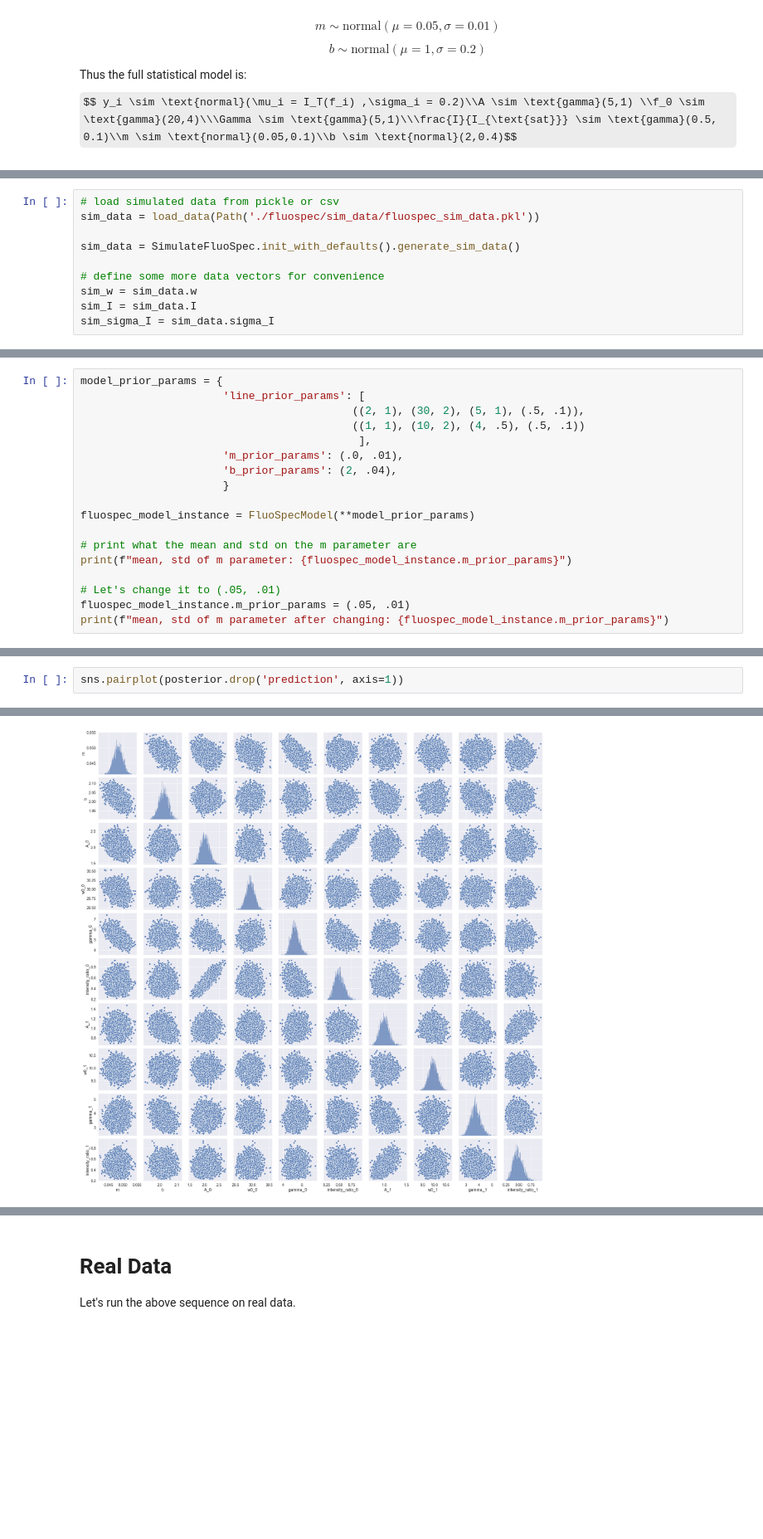
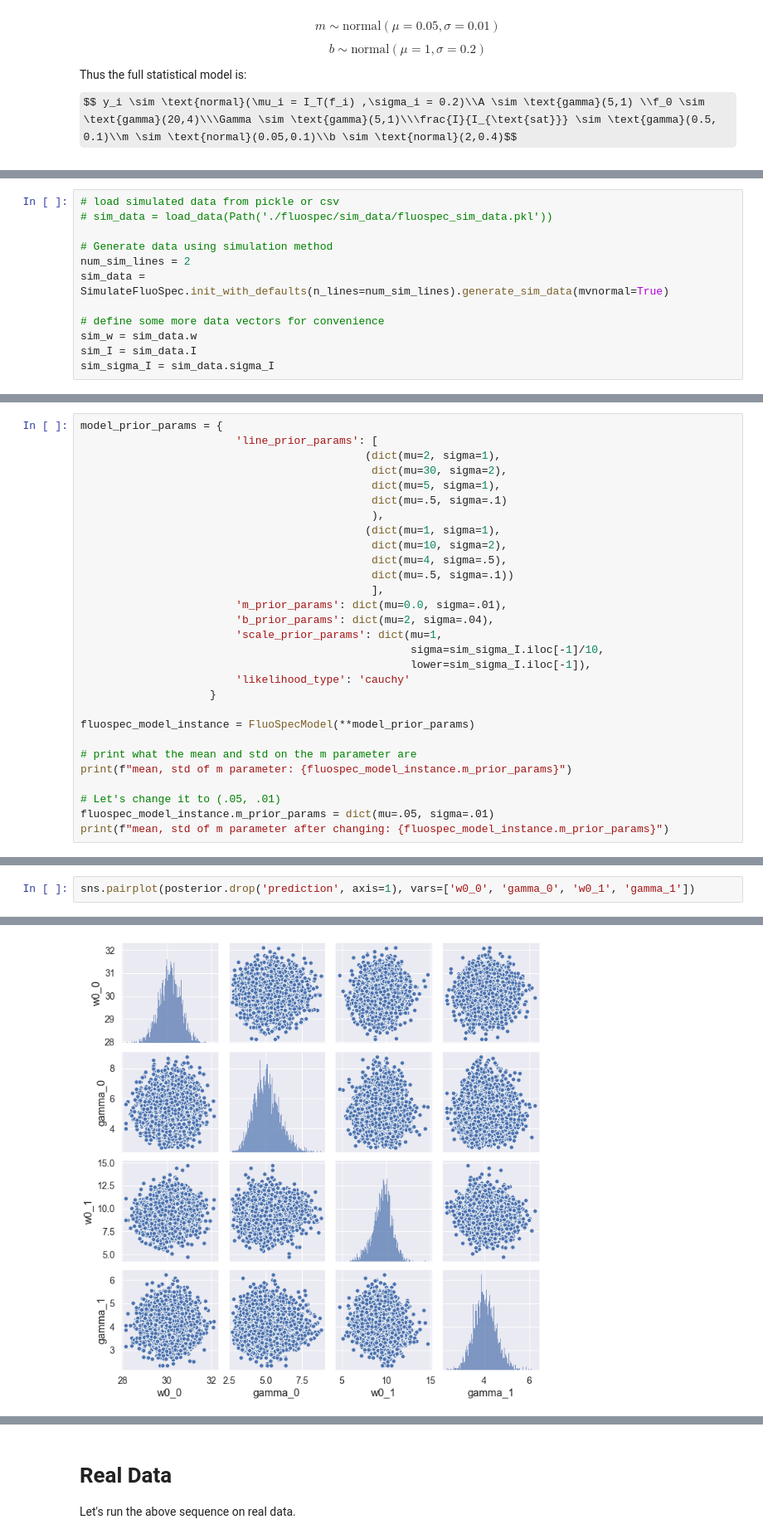
Before and after one commit to phys201/FluorescenceSpectroscopy, a Jupyter notebook: documentation.ipynb, the cells around one changed output, grey strips where cells are left out. Shown at 83% size. Drawn from its saved outputs; the diff is of its cells as text; some formulas as TeX source; blank space fills up the shorter version.

```diff
--- a/documentation.ipynb
+++ b/documentation.ipynb
@@ -74,8 +74,10 @@ We begin by loading our simulated data, generated with the means of the priors a
 # %%
 # load simulated data from pickle or csv
-sim_data = load_data(Path('./fluospec/sim_data/fluospec_sim_data.pkl'))
+# sim_data = load_data(Path('./fluospec/sim_data/fluospec_sim_data.pkl'))
 
-sim_data = SimulateFluoSpec.init_with_defaults().generate_sim_data()
+# Generate data using simulation method
+num_sim_lines = 2
+sim_data = SimulateFluoSpec.init_with_defaults(n_lines=num_sim_lines).generate_sim_data(mvnormal=True)
 
 # define some more data vectors for convenience
 sim_w = sim_data.w
@@ -105,12 +126,23 @@ Next, we call the `model` method, with a pandas DataFrame of the data as a param
 # %%
 model_prior_params = {
-                      'line_prior_params': [
-                                          ((2, 1), (30, 2), (5, 1), (.5, .1)),
-                                          ((1, 1), (10, 2), (4, .5), (.5, .1))
-                                           ],
-                      'm_prior_params': (.0, .01),
-                      'b_prior_params': (2, .04),
-                      }
+                        'line_prior_params': [
+                                            (dict(mu=2, sigma=1),
+                                             dict(mu=30, sigma=2),
+                                             dict(mu=5, sigma=1),
+                                             dict(mu=.5, sigma=.1)
+                                             ),
+                                            (dict(mu=1, sigma=1),
+                                             dict(mu=10, sigma=2),
+                                             dict(mu=4, sigma=.5),
+                                             dict(mu=.5, sigma=.1))
+                                             ],
+                        'm_prior_params': dict(mu=0.0, sigma=.01),
+                        'b_prior_params': dict(mu=2, sigma=.04),
+                        'scale_prior_params': dict(mu=1,
+                                                   sigma=sim_sigma_I.iloc[-1]/10,
+                                                   lower=sim_sigma_I.iloc[-1]),
+                        'likelihood_type': 'cauchy'
+                    }
 
 fluospec_model_instance = FluoSpecModel(**model_prior_params)
 
@@ -118,6 +150,6 @@ fluospec_model_instance = FluoSpecModel(**model_prior_params)
 print(f"mean, std of m parameter: {fluospec_model_instance.m_prior_params}")
 
 # Let's change it to (.05, .01)
-fluospec_model_instance.m_prior_params = (.05, .01)
+fluospec_model_instance.m_prior_params = dict(mu=.05, sigma=.01)
 print(f"mean, std of m parameter after changing: {fluospec_model_instance.m_prior_params}")
 # %% [output]
@@ -143,8 +175,8 @@ Sampling 4 chains for 5_000 tune and 2_000 draw iterations (20_000 + 8_000 draws
 # %%
-sns.pairplot(posterior.drop('prediction', axis=1))
+sns.pairplot(posterior.drop('prediction', axis=1), vars=['w0_0', 'gamma_0', 'w0_1', 'gamma_1'])
 # %% [output]
 <seaborn.axisgrid.PairGrid at 0x...>
-[figure, old version]
+[figure, new version]
 # %%
 fig, (ax1, ax2, ax3) = plt.subplots(3, figsize=(10, 24))
 
```
Also changed, not shown: parts of 24 cells of this notebook, 2 other files.
